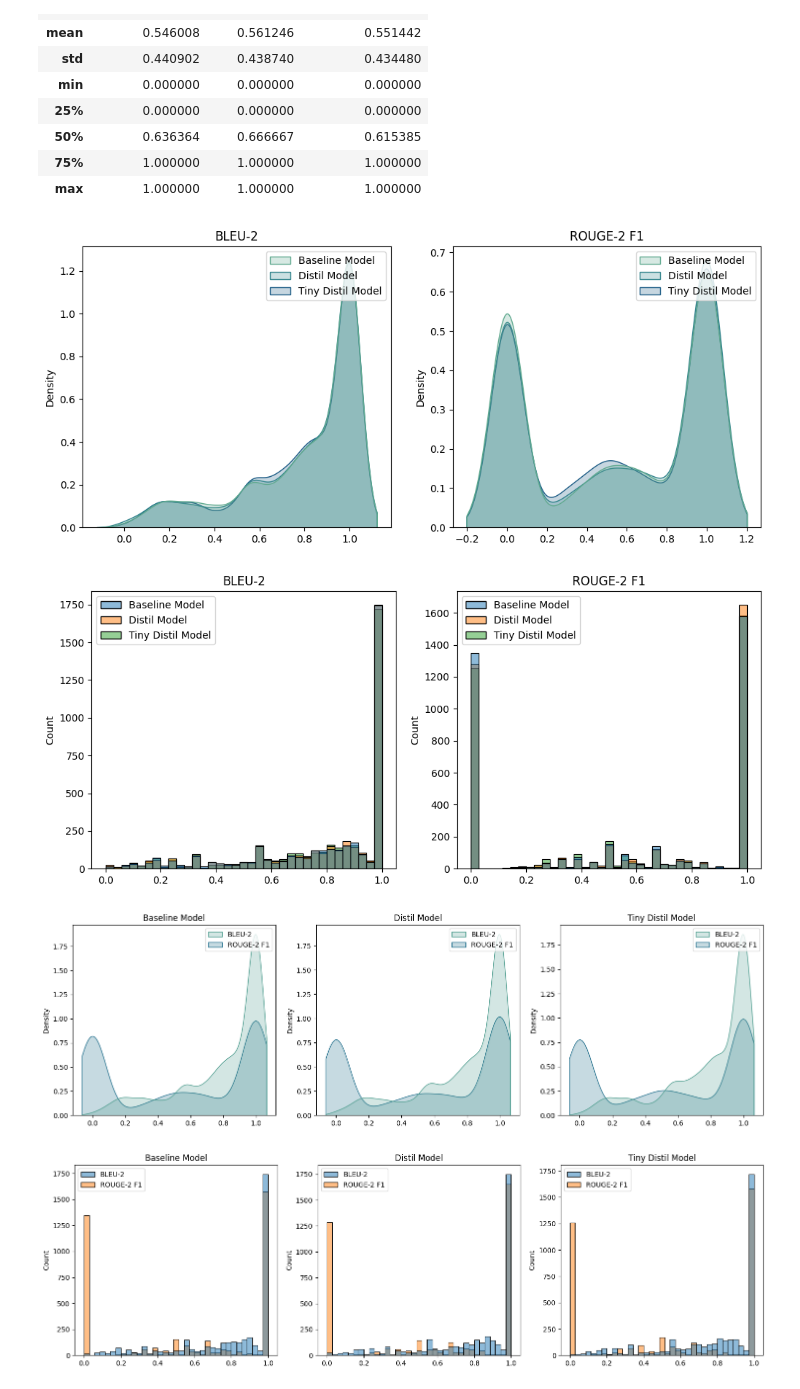
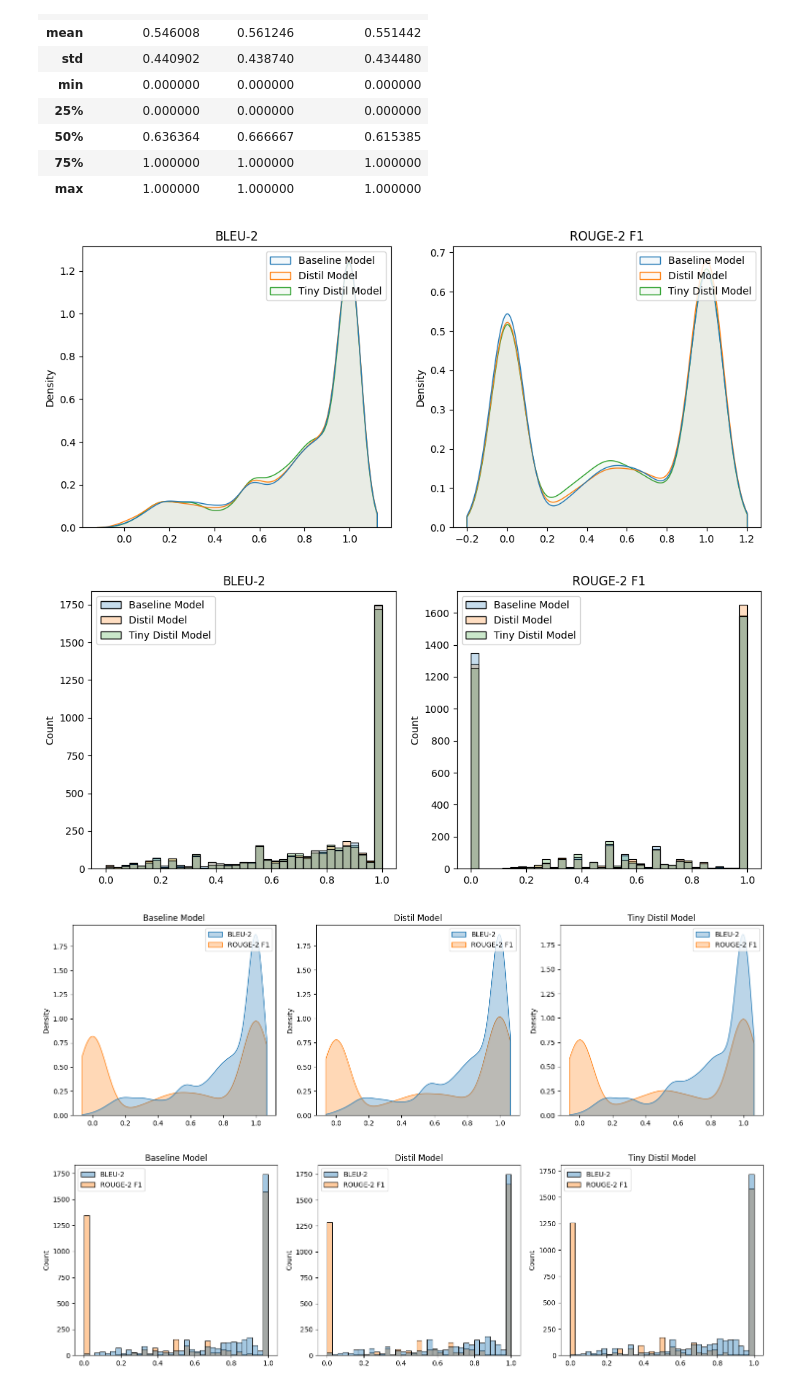
Before and after one commit to SOL1archive/KoGrammar, a Jupyter notebook: result-analysis.ipynb, the cells around one changed output. Drawn from its saved outputs; the diff is of its cells as text; code cells hidden in the pictures.

```diff
--- a/result-analysis.ipynb
+++ b/result-analysis.ipynb
@@ -87,40 +89,40 @@ rouge_df.describe()
 # %%
 fig, ax = plt.subplots(figsize=(12, 5), ncols=2, nrows=1)
 for i, (name, score_df) in enumerate(score_df_dict.items()):
     sns.kdeplot(data=score_df,
                 fill=True,
-                palette='crest',
+                alpha=0.05,
                 common_grid=True,
                 ax=ax[i]
                 )
     ax[i].set_title(name)
 # %% [output]
-[figure, old version]
+[figure, new version]
 # %%
 fig, ax = plt.subplots(figsize=(12, 5), ncols=2, nrows=1)
 for i, (name, score_df) in enumerate(score_df_dict.items()):
     sns.histplot(data=score_df,
                  bins=35,
                  fill=True,
-                 #palette='crest',
+                 alpha=0.25,
                  ax=ax[i]
                 )
     ax[i].set_title(name)
 # %% [output]
-[figure, old version]
+[figure, new version]
 # %%
 fig, ax = plt.subplots(figsize=(18, 5), ncols=3, nrows=1)
 for i, (name, result_df) in enumerate(result_df_dict.items()):
     sns.kdeplot(data=result_df,
                 fill=True,
-                palette="crest",
+                alpha=0.3,
                 common_grid=True,
                 cut=1,
                 ax=ax[i],
                 )
     ax[i].set_title(name)
 # %% [output]
-[figure, old version]
+[figure, new version]
 # %%
 fig, ax = plt.subplots(figsize=(18, 5), ncols=3, nrows=1)
 for i, (name, result_df) in enumerate(result_df_dict.items()):
```
Also changed, not shown: parts of 6 cells of this notebook, 8 other files.
